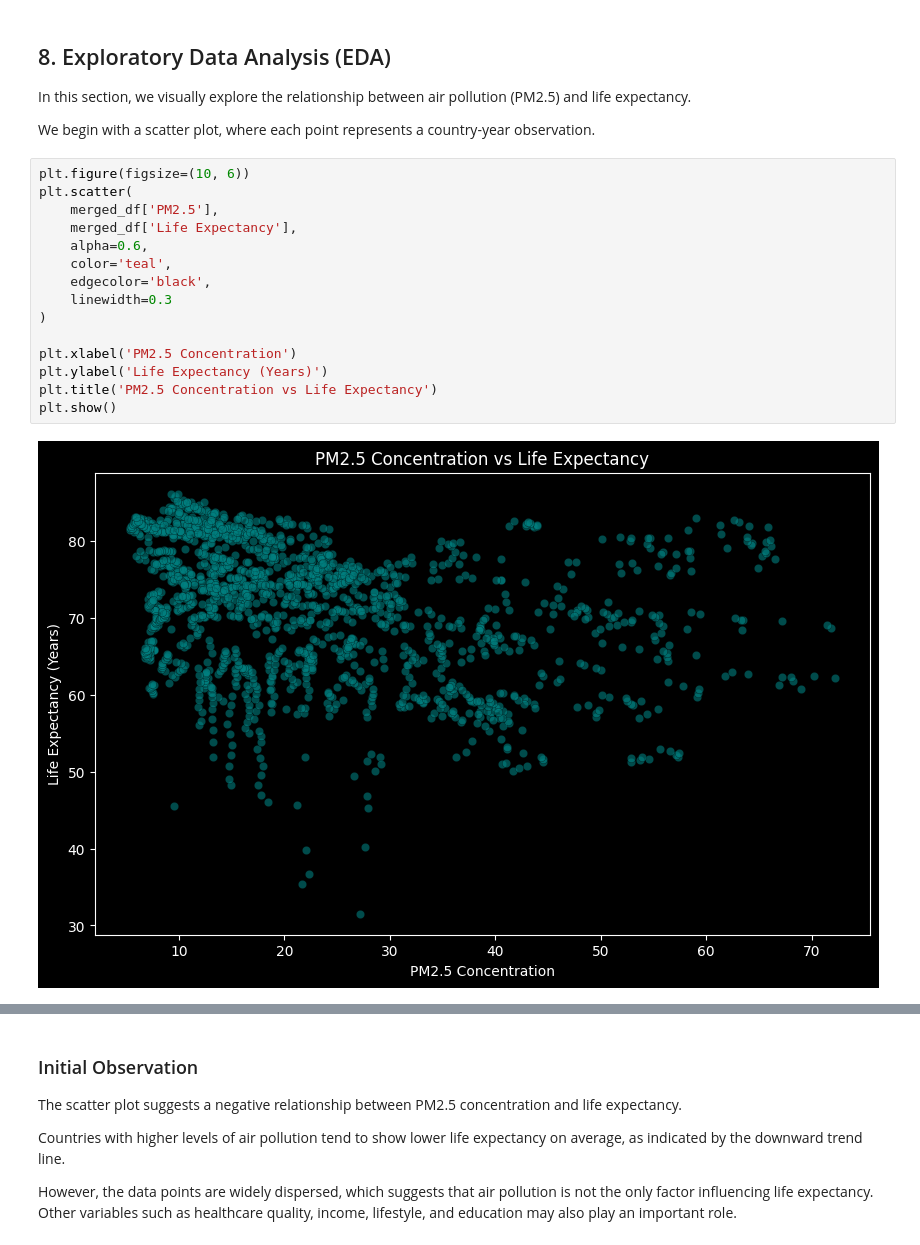
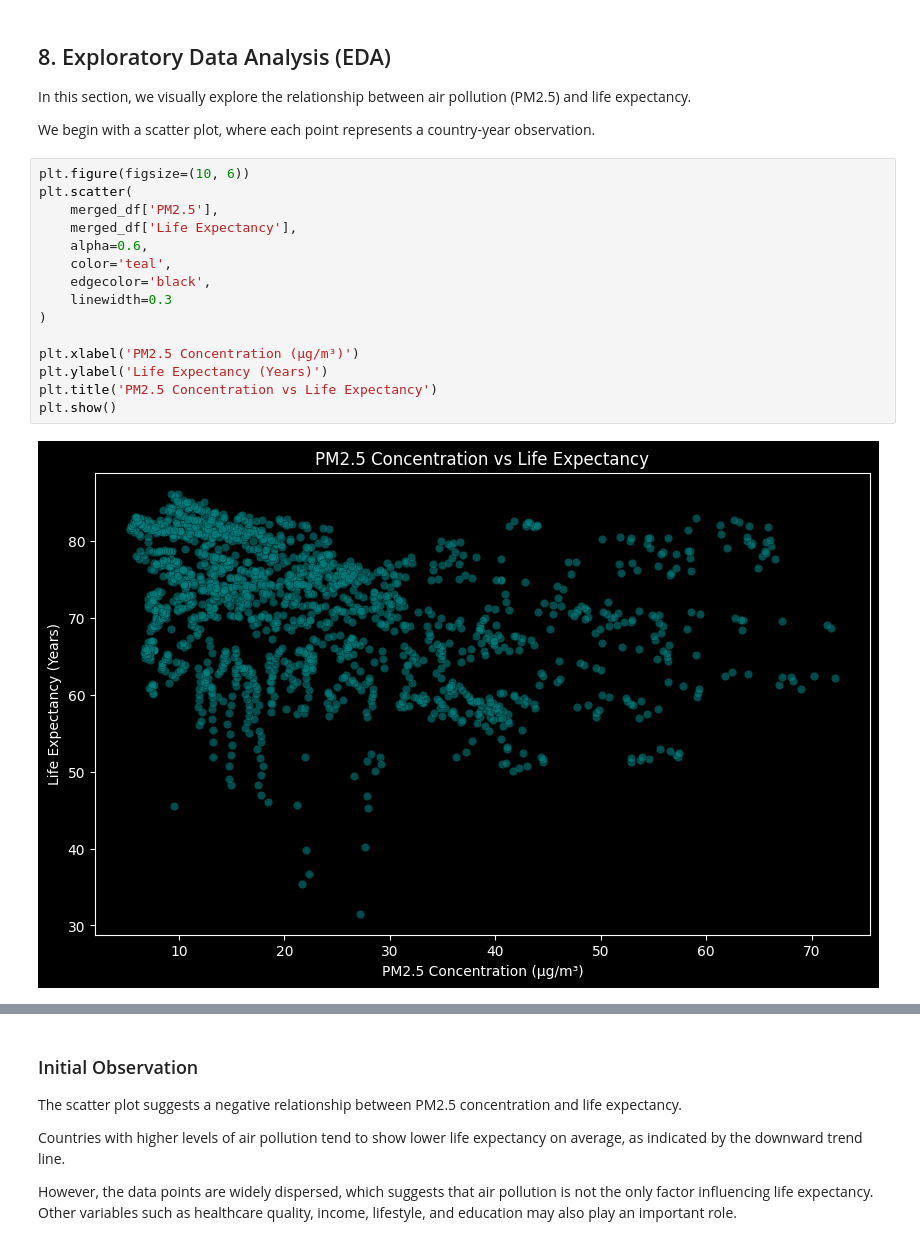
Before and after one commit to Enarb1/air-pollution-health-impact, a Jupyter notebook: notebooks/air_polution_health_impact_project.ipynb, the cells around one changed output, grey strips where cells are left out. Cells and saved outputs as stored; diff of their text form.

```diff
--- a/notebooks/air_polution_health_impact_project.ipynb
+++ b/notebooks/air_polution_health_impact_project.ipynb
@@ -574,20 +587,20 @@ We begin with a scatter plot, where each point represents a country-year observa
 # %%
 plt.figure(figsize=(10, 6))
 plt.scatter(
     merged_df['PM2.5'],
     merged_df['Life Expectancy'],
     alpha=0.6,
     color='teal',
     edgecolor='black',
     linewidth=0.3
 )
 
-plt.xlabel('PM2.5 Concentration')
+plt.xlabel('PM2.5 Concentration (μg/m³)')
 plt.ylabel('Life Expectancy (Years)')
 plt.title('PM2.5 Concentration vs Life Expectancy')
 plt.show()
 # %% [output]
-[figure, old version]
+[figure, new version]
 # %%
 # With Trend Line
 
```
Also changed, not shown: parts of 17 cells of this notebook.
